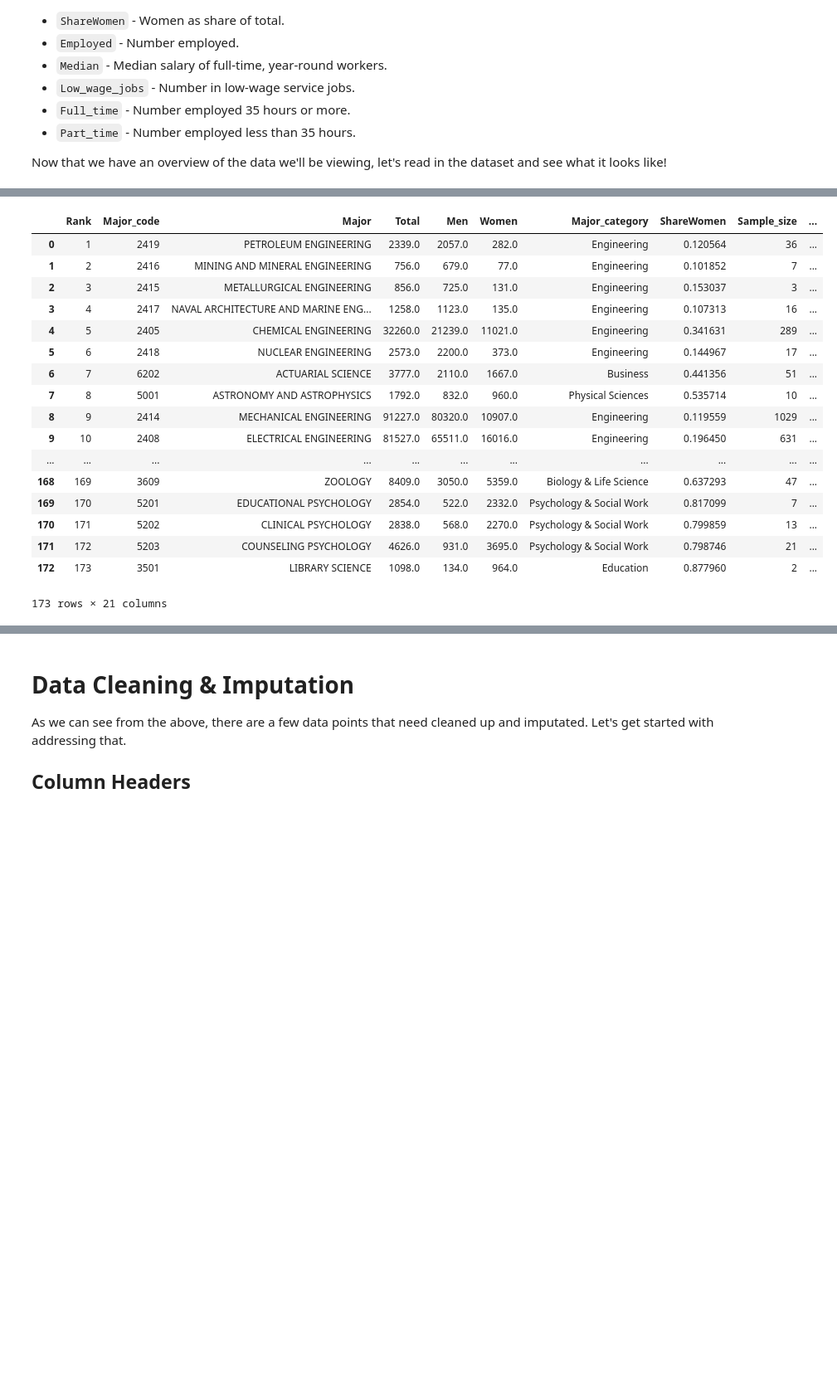
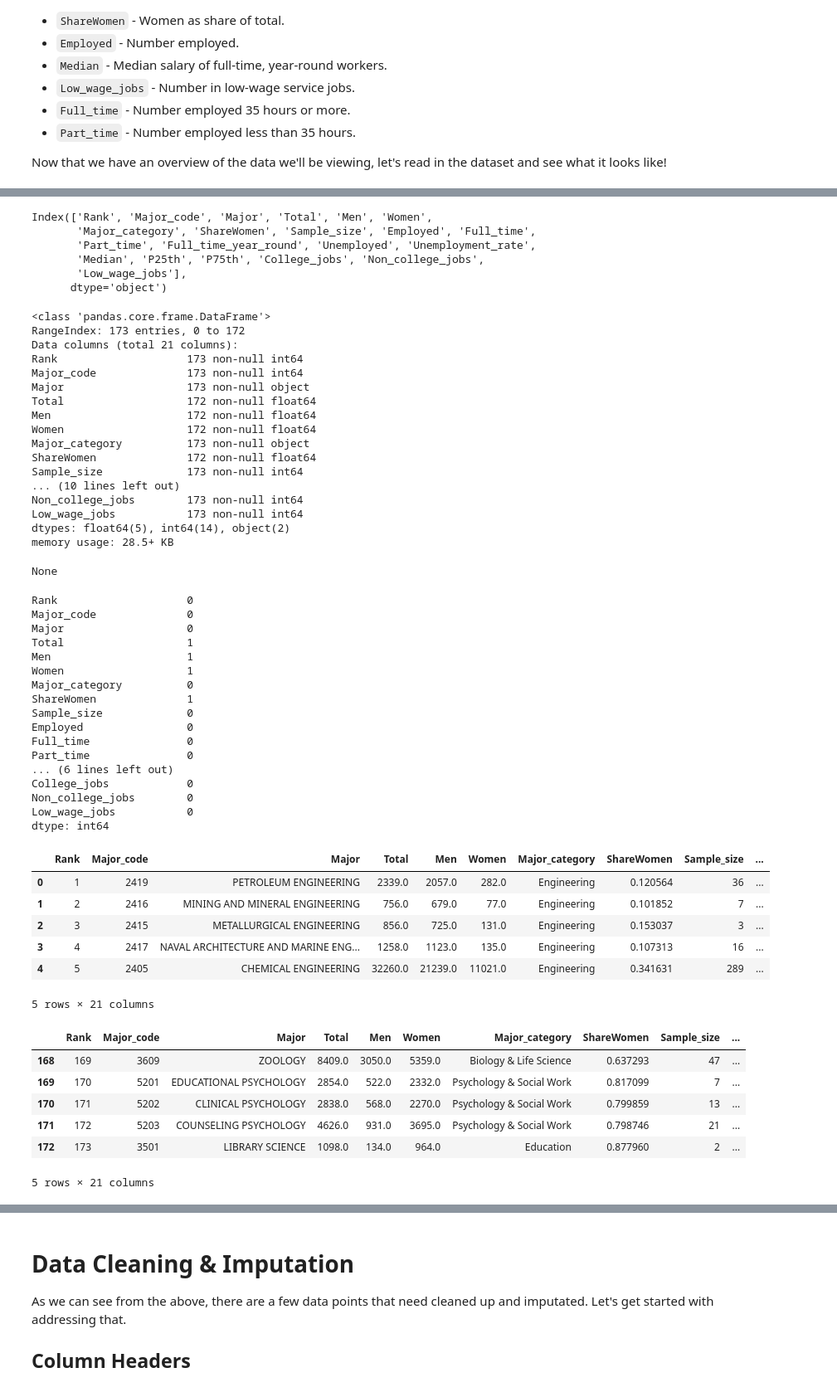
Before and after one commit to QuinnManor/dataquest, a Jupyter notebook: notebooks/3 - Recent Graduates.ipynb, the cells around one changed output, grey strips where cells are left out. Shown at 83% size. Saved outputs shown, nothing was run; the diff lists cells and outputs as text; code cells hidden in the pictures; blank space fills up the shorter version.

Commit message:
Recent Grads visualization

```diff
--- a/notebooks/3 - Recent Graduates.ipynb
+++ b/notebooks/3 - Recent Graduates.ipynb
@@ -19,14 +19,13 @@ Using visualizations, we can start to explore questions from the dataset like:
 ## Loading Dependencies
 # %%
 import pandas as pd
+import numpy as np
 import matplotlib.pyplot as plt
 import os
 import git
 import re
 
 from pathlib import Path
-
-pd.set_option('display.max_row', -1)
 # %%
 # Jupyter magic to display plots inline
 %matplotlib inline
@@ -88,5 +59,11 @@ file_path = f'{repo_root}/data/{file_name}'
 recent_grads = pd.read_csv(file_path, delimiter=',')
 
 # Quick exploration of the data
-recent_grads
+display(recent_grads.shape)
+display(recent_grads.columns)
+display(recent_grads.info())
+display(recent_grads.isnull().sum())
+display(recent_grads.head())
+display(recent_grads.tail())
+display(recent_grads.describe())
 # %% [output]
@@ -94,18 +71,55 @@ ValueError: max() arg is an empty sequence
+Index(['Rank', 'Major_code', 'Major', 'Total', 'Men', 'Women',
+       'Major_category', 'ShareWomen', 'Sample_size', 'Employed', 'Full_time',
+       'Part_time', 'Full_time_year_round', 'Unemployed', 'Unemployment_rate',
+       'Median', 'P25th', 'P75th', 'College_jobs', 'Non_college_jobs',
+       'Low_wage_jobs'],
+      dtype='object')
+<class 'pandas.core.frame.DataFrame'>
+RangeIndex: 173 entries, 0 to 172
+Data columns (total 21 columns):
+Rank                    173 non-null int64
+Major_code              173 non-null int64
+Major                   173 non-null object
+Total                   172 non-null float64
+Men                     172 non-null float64
+Women                   172 non-null float64
+Major_category          173 non-null object
+ShareWomen              172 non-null float64
+Sample_size             173 non-null int64
+... (10 lines left out)
+Non_college_jobs        173 non-null int64
+Low_wage_jobs           173 non-null int64
+dtypes: float64(5), int64(14), object(2)
+memory usage: 28.5+ KB
+None
+Rank                    0
+Major_code              0
+Major                   0
+Total                   1
+Men                     1
+Women                   1
+Major_category          0
+ShareWomen              1
+Sample_size             0
+Employed                0
+Full_time               0
+Part_time               0
+... (6 lines left out)
+College_jobs            0
+Non_college_jobs        0
+Low_wage_jobs           0
+dtype: int64
 |  | Rank | Major_code | Major | Total | Men | Women | Major_category | ShareWomen | Sample_size | ... |
 | 0 | 1 | 2419 | PETROLEUM ENGINEERING | 2339.0 | 2057.0 | 282.0 | Engineering | 0.120564 | 36 | ... |
 | 1 | 2 | 2416 | MINING AND MINERAL ENGINEERING | 756.0 | 679.0 | 77.0 | Engineering | 0.101852 | 7 | ... |
 | 2 | 3 | 2415 | METALLURGICAL ENGINEERING | 856.0 | 725.0 | 131.0 | Engineering | 0.153037 | 3 | ... |
 | 3 | 4 | 2417 | NAVAL ARCHITECTURE AND MARINE ENG... | 1258.0 | 1123.0 | 135.0 | Engineering | 0.107313 | 16 | ... |
 | 4 | 5 | 2405 | CHEMICAL ENGINEERING | 32260.0 | 21239.0 | 11021.0 | Engineering | 0.341631 | 289 | ... |
-| 5 | 6 | 2418 | NUCLEAR ENGINEERING | 2573.0 | 2200.0 | 373.0 | Engineering | 0.144967 | 17 | ... |
-| 6 | 7 | 6202 | ACTUARIAL SCIENCE | 3777.0 | 2110.0 | 1667.0 | Business | 0.441356 | 51 | ... |
-| 7 | 8 | 5001 | ASTRONOMY AND ASTROPHYSICS | 1792.0 | 832.0 | 960.0 | Physical Sciences | 0.535714 | 10 | ... |
-| 8 | 9 | 2414 | MECHANICAL ENGINEERING | 91227.0 | 80320.0 | 10907.0 | Engineering | 0.119559 | 1029 | ... |
-| 9 | 10 | 2408 | ELECTRICAL ENGINEERING | 81527.0 | 65511.0 | 16016.0 | Engineering | 0.196450 | 631 | ... |
-| ... | ... | ... | ... | ... | ... | ... | ... | ... | ... | ... |
-| 168 | 169 | 3609 | ZOOLOGY | 8409.0 | 3050.0 | 5359.0 | Biology & Life Science | 0.637293 | 47 | ... |
-| 169 | 170 | 5201 | EDUCATIONAL PSYCHOLOGY | 2854.0 | 522.0 | 2332.0 | Psychology & Social Work | 0.817099 | 7 | ... |
-| 170 | 171 | 5202 | CLINICAL PSYCHOLOGY | 2838.0 | 568.0 | 2270.0 | Psychology & Social Work | 0.799859 | 13 | ... |
-| 171 | 172 | 5203 | COUNSELING PSYCHOLOGY | 4626.0 | 931.0 | 3695.0 | Psychology & Social Work | 0.798746 | 21 | ... |
-| 172 | 173 | 3501 | LIBRARY SCIENCE | 1098.0 | 134.0 | 964.0 | Education | 0.877960 | 2 | ... |
-173 rows × 21 columns
+5 rows × 21 columns
+|  | Rank | Major_code | Major | Total | Men | Women | Major_category | ShareWomen | Sample_size | ... |
+| 168 | 169 | 3609 | ZOOLOGY | 8409.0 | 3050.0 | 5359.0 | Biology & Life Science | 0.637293 | 47 | ... |
+| 169 | 170 | 5201 | EDUCATIONAL PSYCHOLOGY | 2854.0 | 522.0 | 2332.0 | Psychology & Social Work | 0.817099 | 7 | ... |
+| 170 | 171 | 5202 | CLINICAL PSYCHOLOGY | 2838.0 | 568.0 | 2270.0 | Psychology & Social Work | 0.799859 | 13 | ... |
+| 171 | 172 | 5203 | COUNSELING PSYCHOLOGY | 4626.0 | 931.0 | 3695.0 | Psychology & Social Work | 0.798746 | 21 | ... |
+| 172 | 173 | 3501 | LIBRARY SCIENCE | 1098.0 | 134.0 | 964.0 | Education | 0.877960 | 2 | ... |
+5 rows × 21 columns
```
Also changed, not shown: parts of 48 cells of this notebook, 1 other file.
